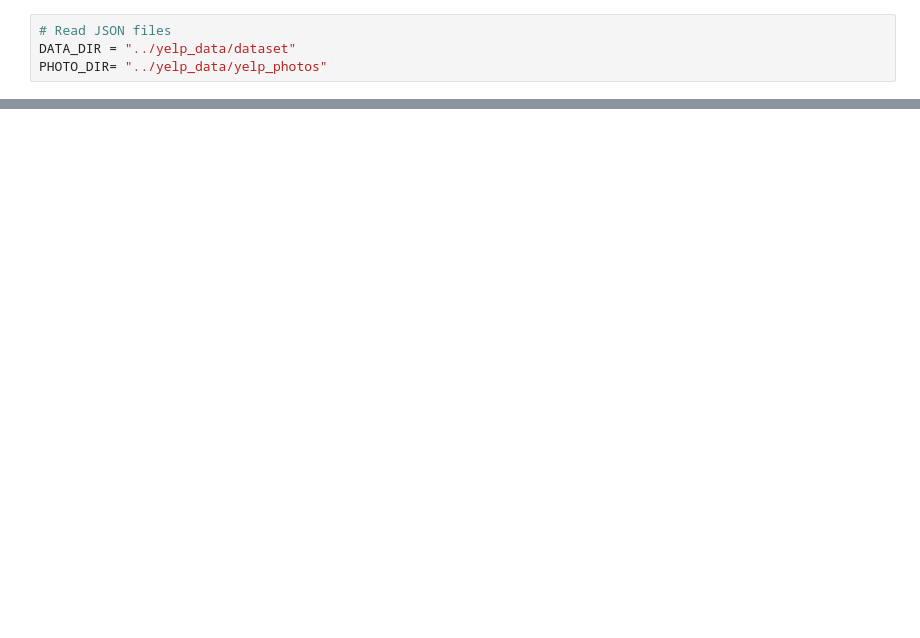
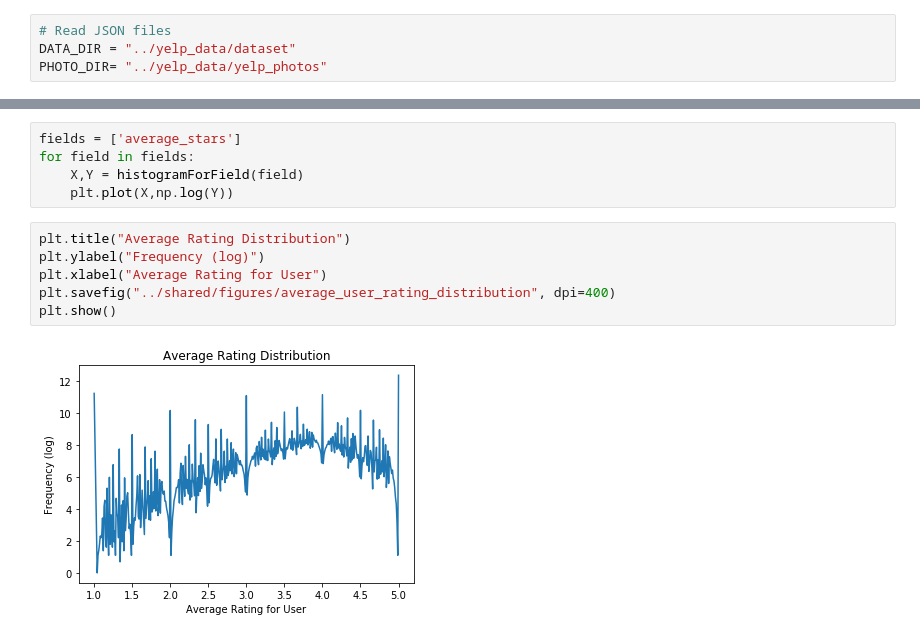
Before and after one commit to kandluis/yelp-star-reviews, a Jupyter notebook: code/Yelp Data Set Analysis.ipynb, the cells around one changed output, grey strips where cells are left out. Drawn from its saved outputs; the diff is of its cells as text; blank space fills up the shorter version.

```diff
--- a/code/Yelp Data Set Analysis.ipynb
+++ b/code/Yelp Data Set Analysis.ipynb
@@ -22,0 +174,13 @@ ValueError: Trailing data
+# %%
+fields = ['average_stars']
+for field in fields:
+    X,Y = histogramForField(field)
+    plt.plot(X,np.log(Y))
+# %%
+plt.title("Average Rating Distribution")
+plt.ylabel("Frequency (log)")
+plt.xlabel("Average Rating for User")
+plt.savefig("../shared/figures/average_user_rating_distribution", dpi=400)
+plt.show()
+# %% [output]
+[figure, added]
```
Also changed, not shown: parts of 41 cells of this notebook, 3 other files.
